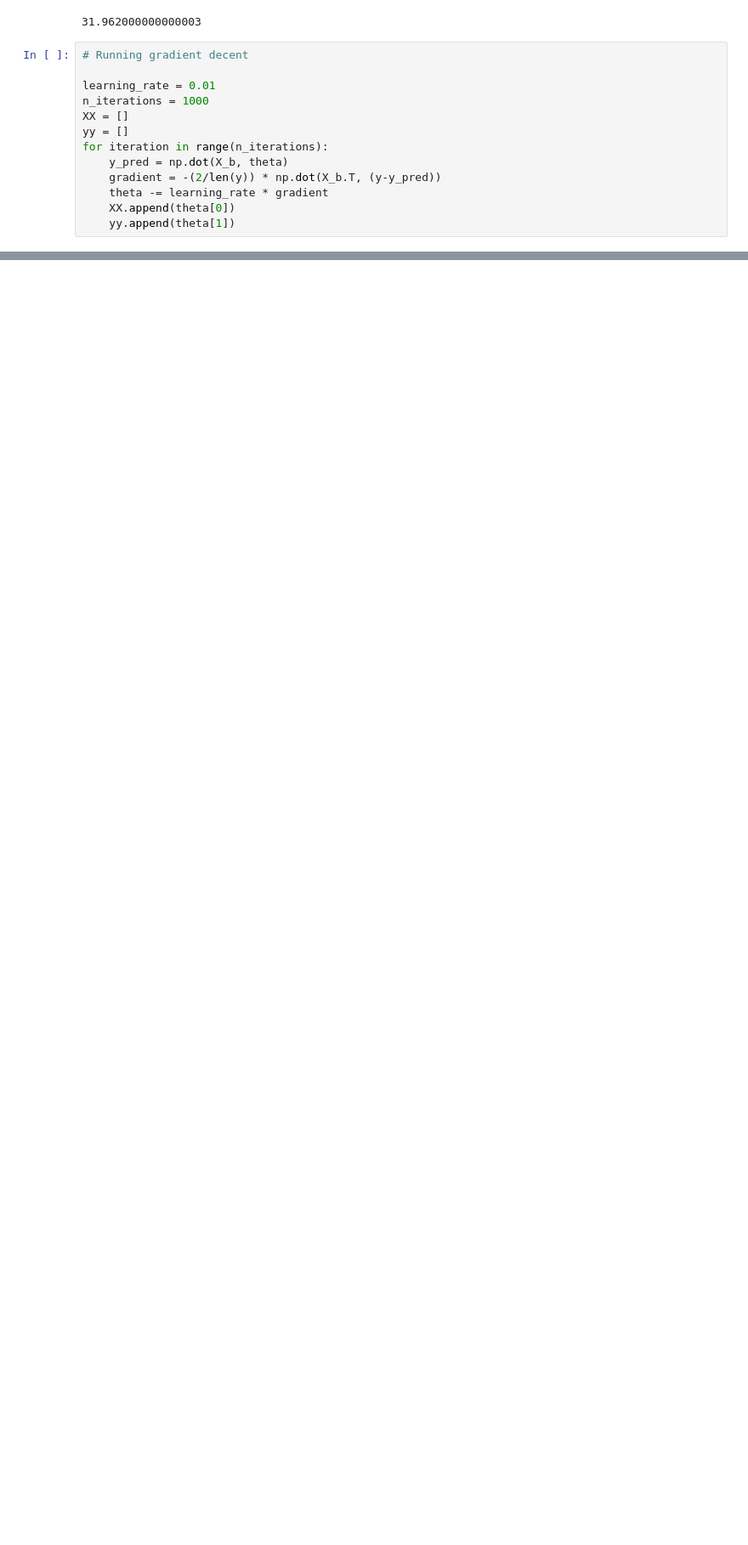
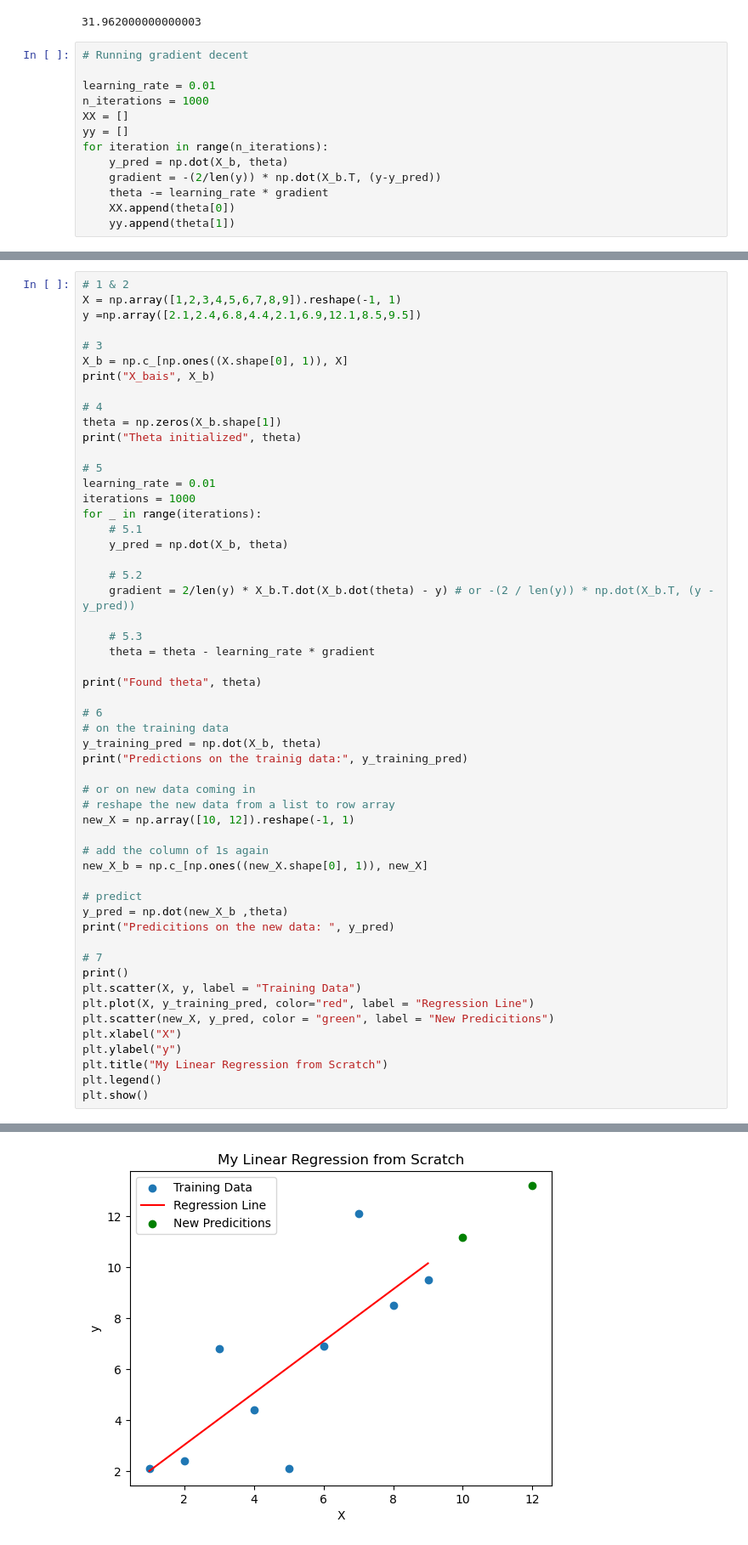
Before and after one commit to Mokoto-K/hands-on-machine-learning, a Jupyter notebook: no_scikit.ipynb, the cells around one changed output, grey strips where cells are left out. Shown: that part at 85% size. Drawn from its saved outputs; the diff is of its cells as text; blank space fills up the shorter version.

```diff
--- a/no_scikit.ipynb
+++ b/no_scikit.ipynb
@@ -152,0 +160,55 @@ So again from the top:
+# %%
+# 1 & 2
+X = np.array([1,2,3,4,5,6,7,8,9]).reshape(-1, 1)
+y =np.array([2.1,2.4,6.8,4.4,2.1,6.9,12.1,8.5,9.5])
+
+# 3
+X_b = np.c_[np.ones((X.shape[0], 1)), X]
+print("X_bais", X_b)
+
+# 4
+theta = np.zeros(X_b.shape[1])
+print("Theta initialized", theta)
+
+# 5
+learning_rate = 0.01
+iterations = 1000
+for _ in range(iterations):
+    # 5.1
+    y_pred = np.dot(X_b, theta)
+
+    # 5.2
+    gradient = 2/len(y) * X_b.T.dot(X_b.dot(theta) - y) # or -(2 / len(y)) * np.dot(X_b.T, (y - y_pred))
+
+    # 5.3
+    theta = theta - learning_rate * gradient
+
+print("Found theta", theta)
+
+# 6
+# on the training data
+y_training_pred = np.dot(X_b, theta)
+print("Predictions on the trainig data:", y_training_pred)
+
+# or on new data coming in
+# reshape the new data from a list to row array
+new_X = np.array([10, 12]).reshape(-1, 1)
+
+# add the column of 1s again
+new_X_b = np.c_[np.ones((new_X.shape[0], 1)), new_X]
+
+# predict
+y_pred = np.dot(new_X_b ,theta)
+print("Predicitions on the new data: ", y_pred)
+
+# 7
+print()
+plt.scatter(X, y, label = "Training Data")
+plt.plot(X, y_training_pred, color="red", label = "Regression Line")
+plt.scatter(new_X, y_pred, color = "green", label = "New Predicitions")
+plt.xlabel("X")
+plt.ylabel("y")
+plt.title("My Linear Regression from Scratch")
+plt.legend()
+plt.show()
+# %% [output]
@@ -152,0 +229 @@ So again from the top:
+[figure, added]
```
Also changed, not shown: parts of 10 cells of this notebook.
